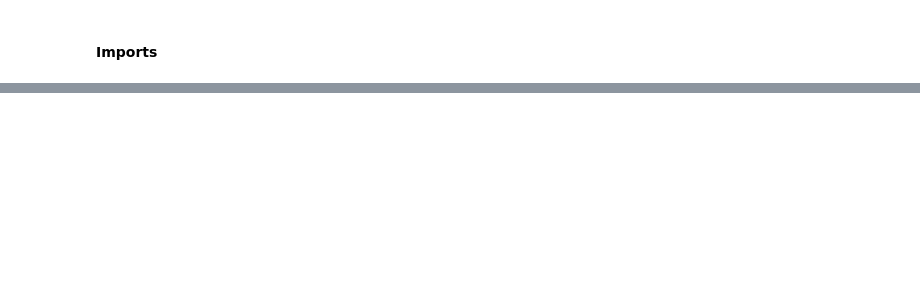
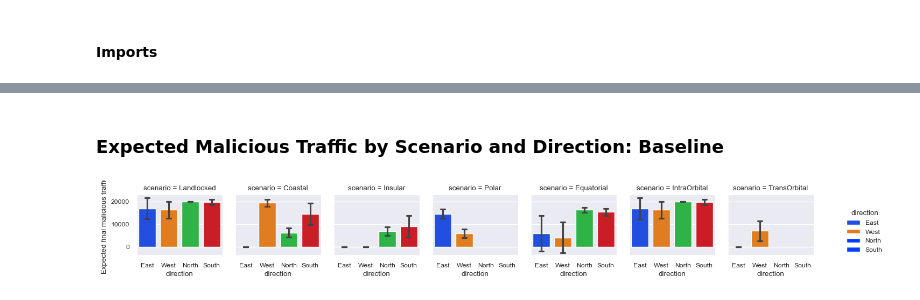
Before and after one commit to Foalfloater66/starlink-fyp, a Jupyter notebook: graphs/chap_5_experiments/5_3_experiments.ipynb, the cells around one changed output, grey strips where cells are left out. Saved outputs shown, nothing was run; the diff lists cells and outputs as text; code cells hidden in the pictures; blank space fills up the shorter version.

Commit message:
experimental data to work thesis with

```diff
--- a/graphs/chap_5_experiments/5_3_experiments.ipynb
+++ b/graphs/chap_5_experiments/5_3_experiments.ipynb
@@ -34,0 +333,14 @@ Plot the probability of congestion relative to $i_\text{max}$ using spare capaci
+# %%
+latency_df = MedianLatency().get_data(SCENARIOS, IMAX_VALUES, REPS)
+baseline_latency_df = latency_df[latency_df['imax'] == 'OFF']
+
+congestion_df = CongestionProbability()._get_data(SCENARIOS, IMAX_VALUES, REPS)
+baseline_congestion_df = congestion_df[congestion_df['imax'] == 'OFF']
+
+traffic_df = ExpectedMaliciousTraffic()._get_data(SCENARIOS, IMAX_VALUES, REPS)
+baseline_traffic_df = traffic_df[traffic_df['imax'] == 'OFF']
+
+relative_congestion_df = CongestionProbability()._get_relative_probability(SCENARIOS, IMAX_VALUES, REPS)
+baseline_relative_congestion_df = congestion_df[congestion_df['imax'] == 'OFF']
+relative_traffic_df = ExpectedMaliciousTraffic()._get_relative_traffic(SCENARIOS, IMAX_VALUES, REPS)
+# print(relative_traffic_df)
@@ -34,0 +367,4 @@ Plot the probability of congestion relative to $i_\text{max}$ using spare capaci
+# %%
+sns.set(font_scale=0.8)
+sns.set_style("darkgrid")
+sns.set_palette(sns.color_palette('bright'))
@@ -34,0 +385,17 @@ Plot the probability of congestion relative to $i_\text{max}$ using spare capaci
+# %% [markdown]
+### Expected Malicious Traffic by Scenario and Direction: Baseline
+# %%
+g = sns.FacetGrid(baseline_traffic_df, col="scenario", hue="direction", margin_titles=True, height=2)
+g.map_dataframe(sns.barplot,
+        x="direction",
+        y="FINAL CAPACITY",
+        ci="sd",
+        capsize=0.2,
+        estimator=np.mean,
+    )
+g.set_ylabels("Expected final malicious traffic")
+g.figure.subplots_adjust(wspace=.15, hspace=.15)
+g.add_legend()
+plt.savefig("../images/baseline_traffic.svg")
+# %% [output]
+[figure, added]
```
Also changed, not shown: parts of 35 cells of this notebook, 13 other files.
